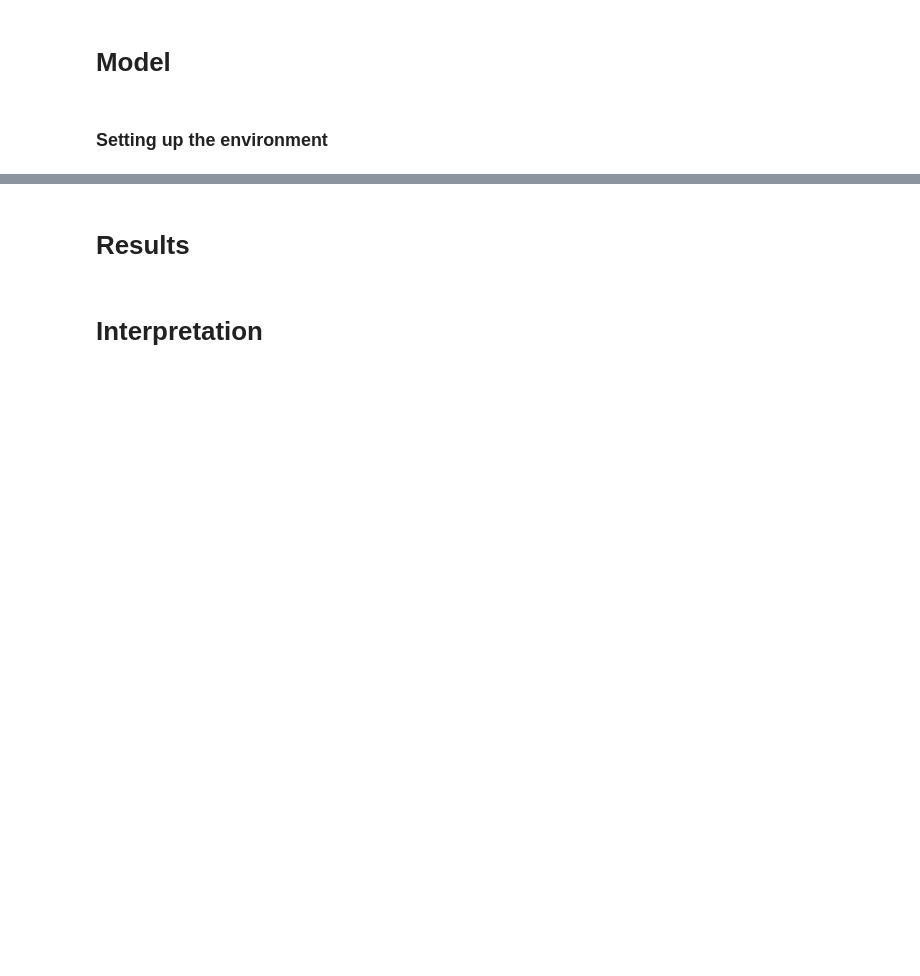
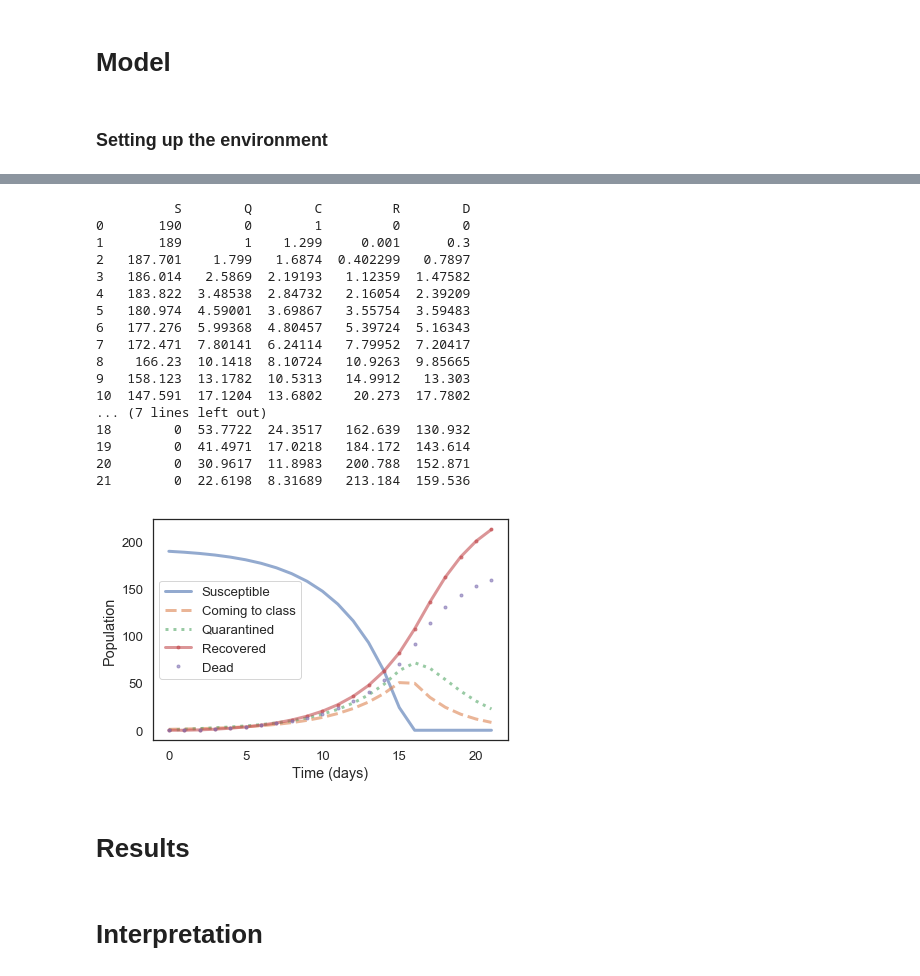
Before and after one commit to AustinVes/ModSim-Project2, a Jupyter notebook: project_notebook.ipynb, the cells around one changed output, grey strips where cells are left out. Saved outputs shown, nothing was run; the diff lists cells and outputs as text; code cells hidden in the pictures; blank space fills up the shorter version.

```diff
--- a/project_notebook.ipynb
+++ b/project_notebook.ipynb
@@ -19,0 +37,20 @@ from modsim import *
+# %%
+'''
+i: contagion rate
+p: proportion quarantined
+g: "go home" rate (a.k.a. C->Q rate)
+alpha: quarantined recovery rate
+beta: quarantined death rate
+gamma: coming to class recovery rate
+sigma: coming to class death rate
+'''
+
+system = System(
+    i=1,
+    p=0.4,
+    g=0.6,
+    alpha=0.4,
+    beta=0.1,
+    gamma=0.001,
+    sigma=0.3
+)
@@ -20,3 +95,45 @@ from modsim import *
+# %%
+def run_simulation(system, init, t_end, dt):
+    unpack(system)
+
+    results = TimeFrame(columns=init.index)
+    results.row[0] = init
+
+    for t in linrange(0, t_end, dt):
+        results.row[t+dt] = update_func(results.row[t], system, dt)
+
+    return results
+# %%
+def plot_results(results):
+    plot(results['S'], '-', label='Susceptible')
+    plot(results['C'], '--', label='Coming to class')
+    plot(results['Q'], ':', label='Quarantined')
+    plot(results['R'], '.-', label='Recovered')
+    plot(results['D'], '.', label='Dead')
+    decorate(xlabel='Time (days)', ylabel='Population')
+# %%
+results = run_simulation(system, init, 21, 1)
+plot_results(results)
+print(results)
+# %% [output]
+          S        Q        C         R        D
+0       190        0        1         0        0
+1       189        1    1.299     0.001      0.3
+2   187.701    1.799   1.6874  0.402299   0.7897
+3   186.014   2.5869  2.19193   1.12359  1.47582
+4   183.822  3.48538  2.84732   2.16054  2.39209
+5   180.974  4.59001  3.69867   3.55754  3.59483
+6   177.276  5.99368  4.80457   5.39724  5.16343
+7   172.471  7.80141  6.24114   7.79952  7.20417
+8    166.23  10.1418  8.10724   10.9263  9.85665
+9   158.123  13.1782  10.5313   14.9912   13.303
+10  147.591  17.1204  13.6802    20.273  17.7802
+... (7 lines left out)
+18        0  53.7722  24.3517   162.639  130.932
+19        0  41.4971  17.0218   184.172  143.614
+20        0  30.9617  11.8983   200.788  152.871
+21        0  22.6198  8.31689   213.184  159.536
+[figure, added]
 # %% [markdown]
 # Results
 # %% [markdown]
```
Also changed, not shown: parts of 3 cells of this notebook.
